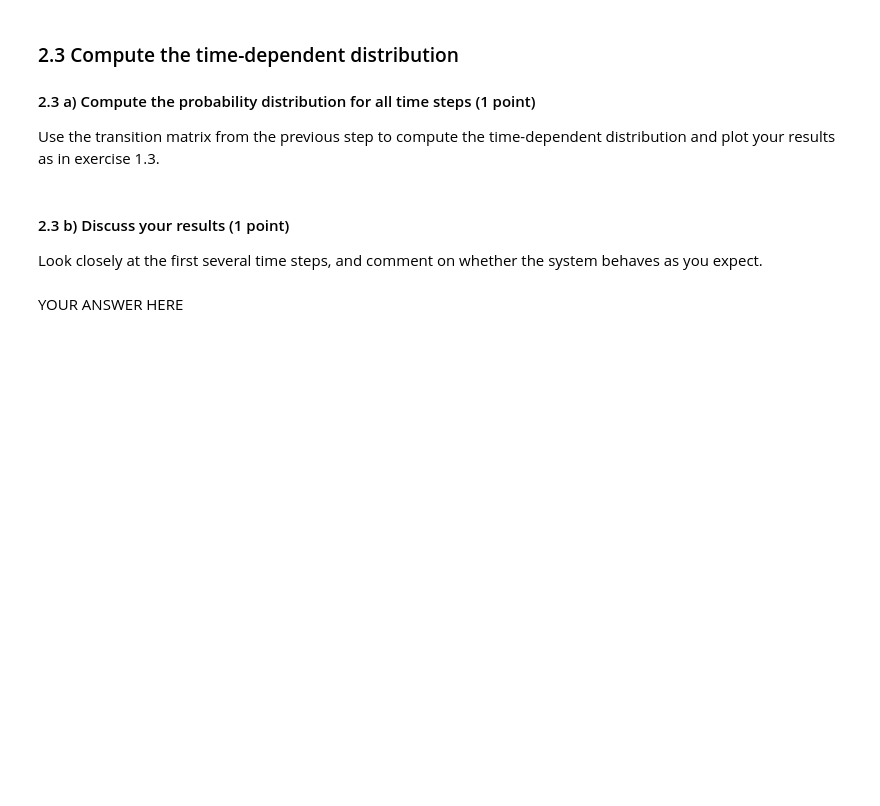
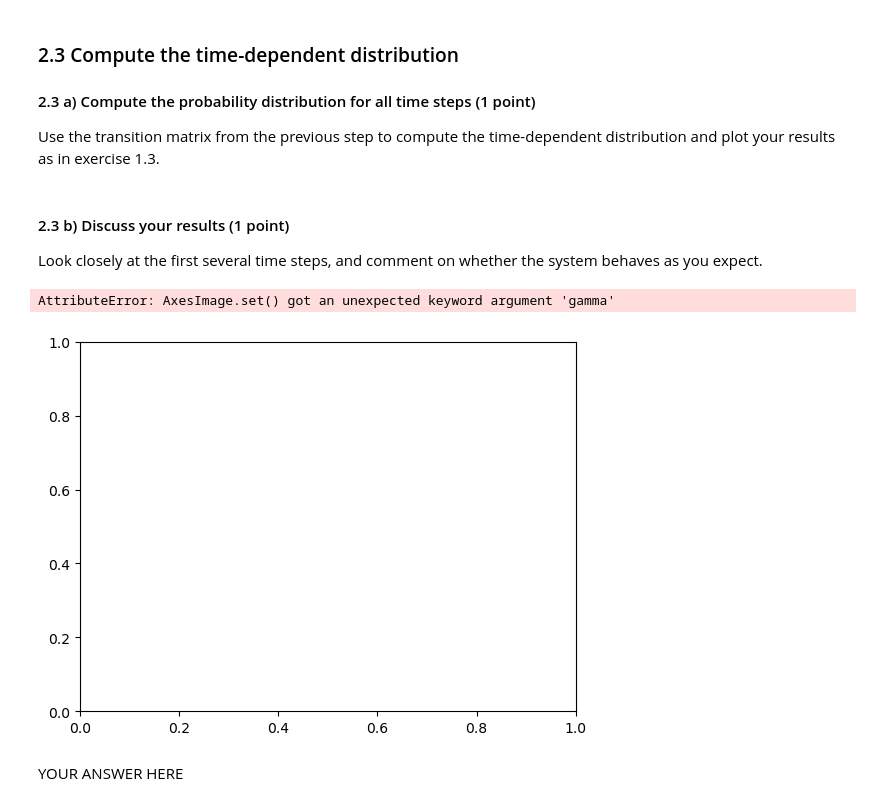
Before and after one commit to lfogarty98/mhbf_pt, a Jupyter notebook: 6-decision-making-II/decision-making-II.ipynb, the cells around one changed output. Cells and saved outputs as stored; diff of their text form; code cells hidden in the pictures; blank space fills up the shorter version.

```diff
--- a/6-decision-making-II/decision-making-II.ipynb
+++ b/6-decision-making-II/decision-making-II.ipynb
@@ -296,3 +318,6 @@ raise NotImplementedError()
+# %%
+for i in range(1, int(M)):
+    P2[:, i] = P2_transition @ P2[:, i-1].T
 # %% [markdown]
 #### 2.3 b) Discuss your results (1 point)
 
@@ -303,3 +325,10 @@ raise NotImplementedError()
+# %%
+plt.imshow(P2, cmap='coolwarm', gamma=5.0)
+plt.colorbar()
+plt.show()
+# %% [output]
+AttributeError: AxesImage.set() got an unexpected keyword argument 'gamma'
+[figure, added]
 # %% [markdown]
 YOUR ANSWER HERE
 # %% [markdown]
```
Also changed, not shown: parts of 6 cells of this notebook.
